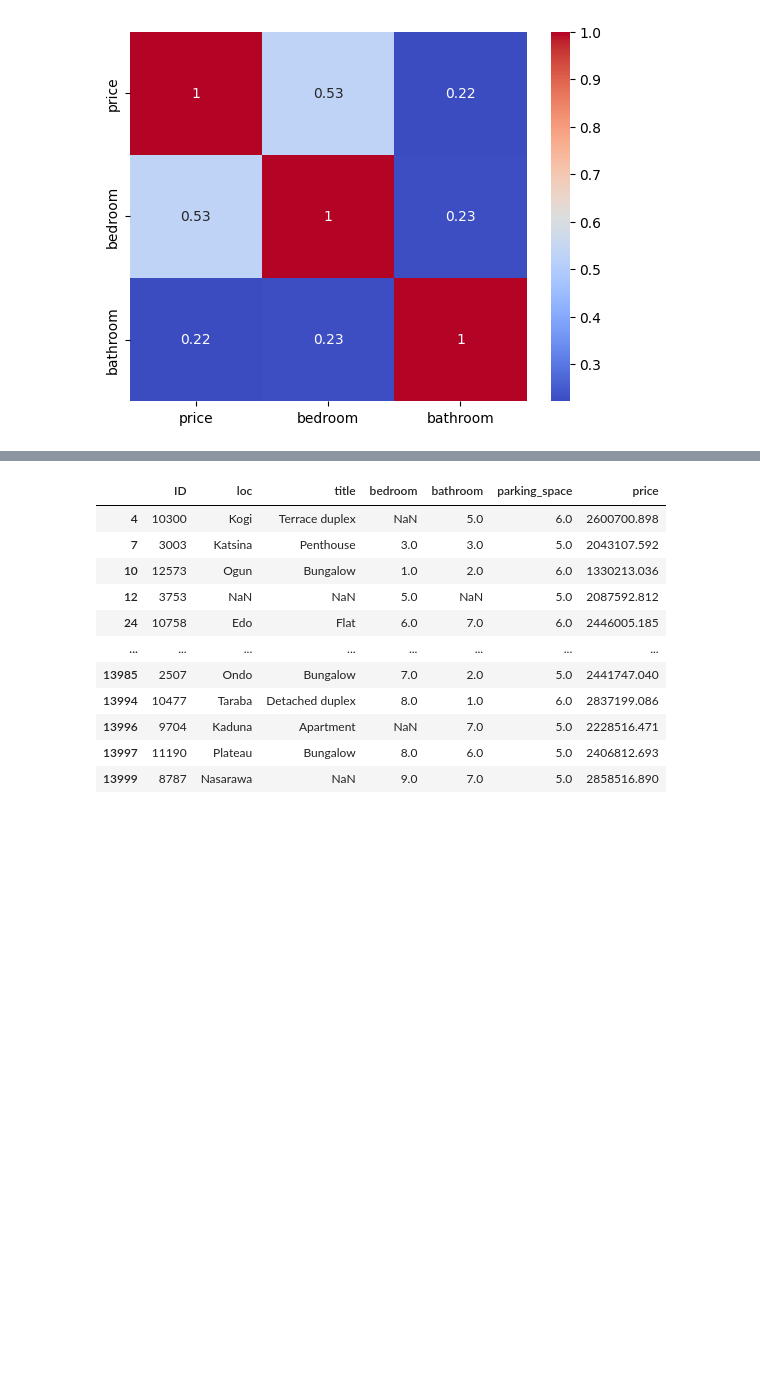
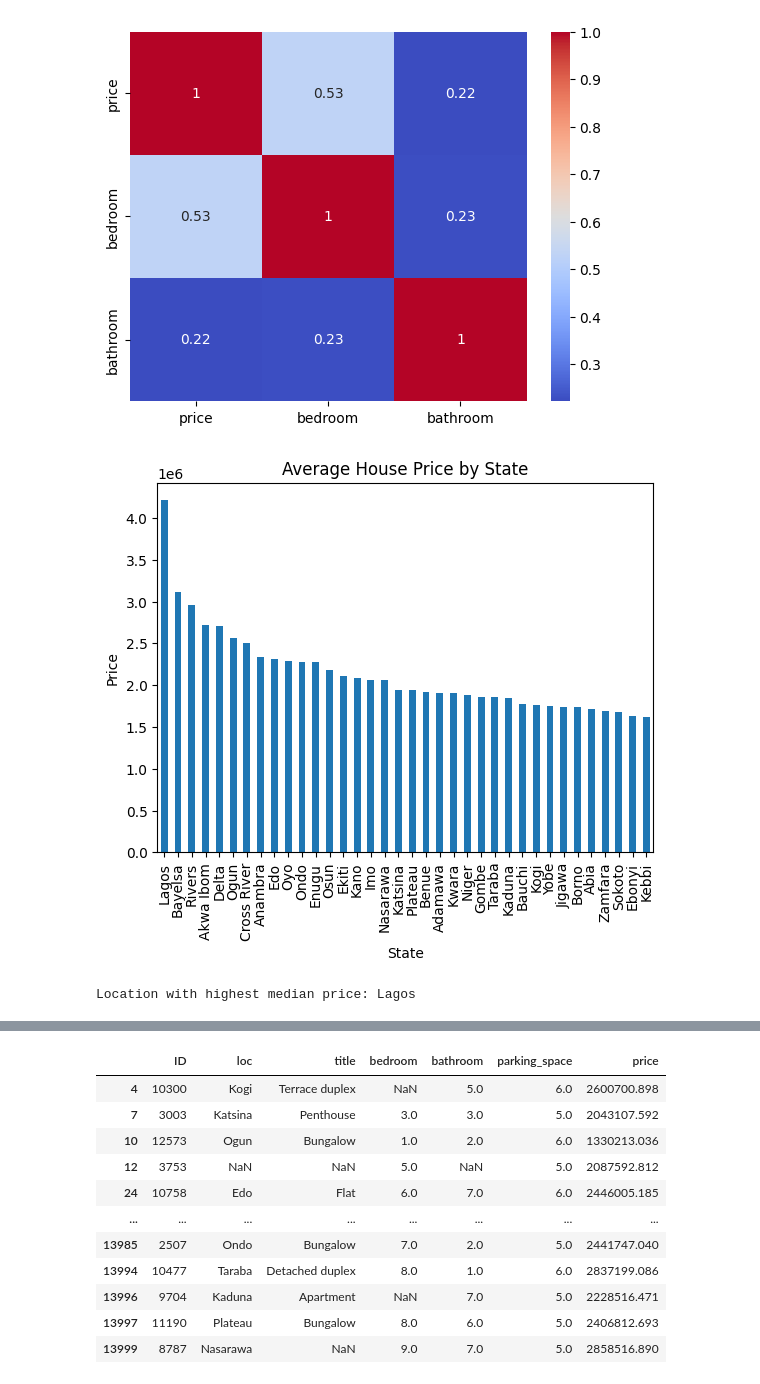
Before and after one commit to veronicaeyo/house_price_prediction, a Jupyter notebook: house_prediction.ipynb, the cells around one changed output, grey strips where cells are left out. Saved outputs shown, nothing was run; the diff lists cells and outputs as text; code cells hidden in the pictures; blank space fills up the shorter version.

```diff
--- a/house_prediction.ipynb
+++ b/house_prediction.ipynb
@@ -244,3 +244,26 @@ sns.heatmap(df_train[['price', 'bedroom', 'bathroom']].corr(), annot=True, cmap=
 # %% [output]
 <AxesSubplot:>
 [figure]
+# %%
+# Is there a significant difference in house prices between different states?
+
+
+df_train.groupby('loc')['price'].mean().sort_values(ascending=False).plot(kind='bar')
+plt.title('Average House Price by State')
+plt.xlabel('State')
+plt.ylabel('Price')
+plt.show()
+# %% [output]
+[figure, added]
+# %%
+# Which loc has the highest median price?
+
+# Group the data by location and calculate the median price for each group
+median_prices = df_train.groupby('loc')['price'].median()
+
+# Find the location with the highest median price
+highest_median_price_loc = median_prices.idxmax()
+
+print('Location with highest median price:', highest_median_price_loc)
+# %% [output]
+Location with highest median price: Lagos
```
Also changed, not shown: parts of 7 cells of this notebook.
